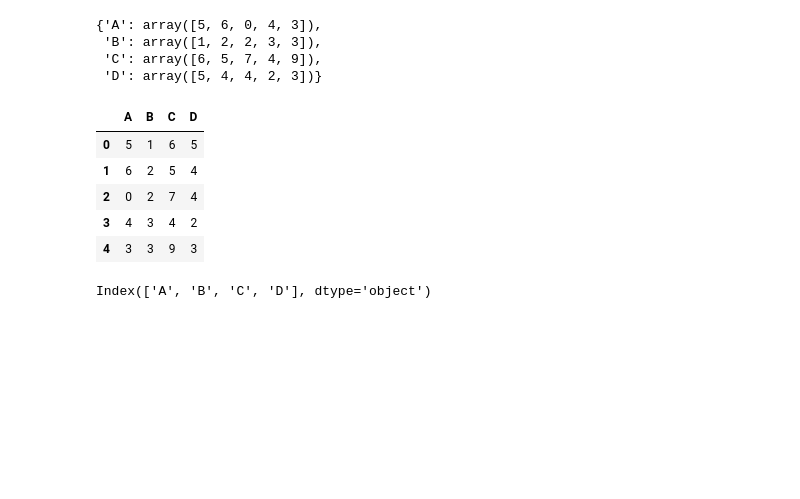
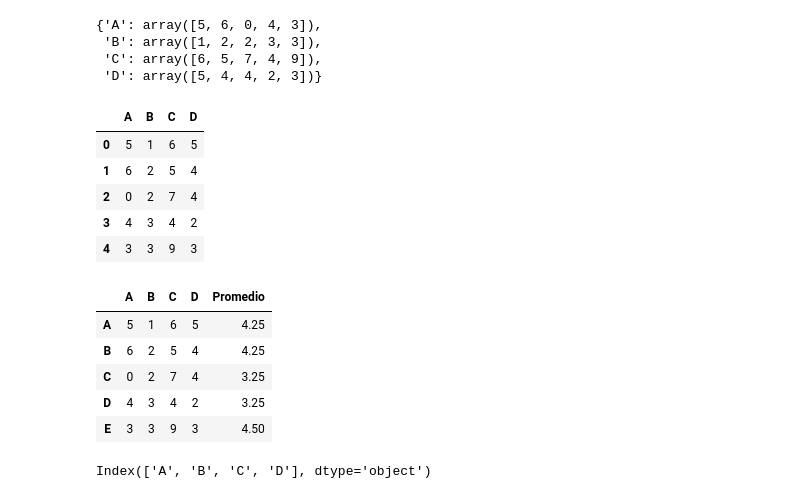
Before and after one commit to fernandocornejo/PROINNOVA_ciencia-de-datos, a Jupyter notebook: S06.30_Lectura de datos.ipynb, the cells around one changed output. Saved outputs shown, nothing was run; the diff lists cells and outputs as text; code cells hidden in the pictures; blank space fills up the shorter version.

```diff
--- a/S06.30_Lectura de datos.ipynb
+++ b/S06.30_Lectura de datos.ipynb
@@ -41,6 +41,19 @@ df
 | 2 | 0 | 2 | 7 | 4 |
 | 3 | 4 | 3 | 4 | 2 |
 | 4 | 3 | 3 | 9 | 3 |
+# %%
+idx = ["A", "B", "C", "D", "E"]
+
+df = pd.DataFrame(d, index=idx)
+df["Promedio"] = df.mean(axis=1)
+df
+# %% [output]
+|  | A | B | C | D | Promedio |
+| A | 5 | 1 | 6 | 5 | 4.25 |
+| B | 6 | 2 | 5 | 4 | 4.25 |
+| C | 0 | 2 | 7 | 4 | 3.25 |
+| D | 4 | 3 | 4 | 2 | 3.25 |
+| E | 3 | 3 | 9 | 3 | 4.50 |
 # %%
 # Obtener nombres de columnas
 df.columns
```
Also changed, not shown: parts of 8 cells of this notebook.
